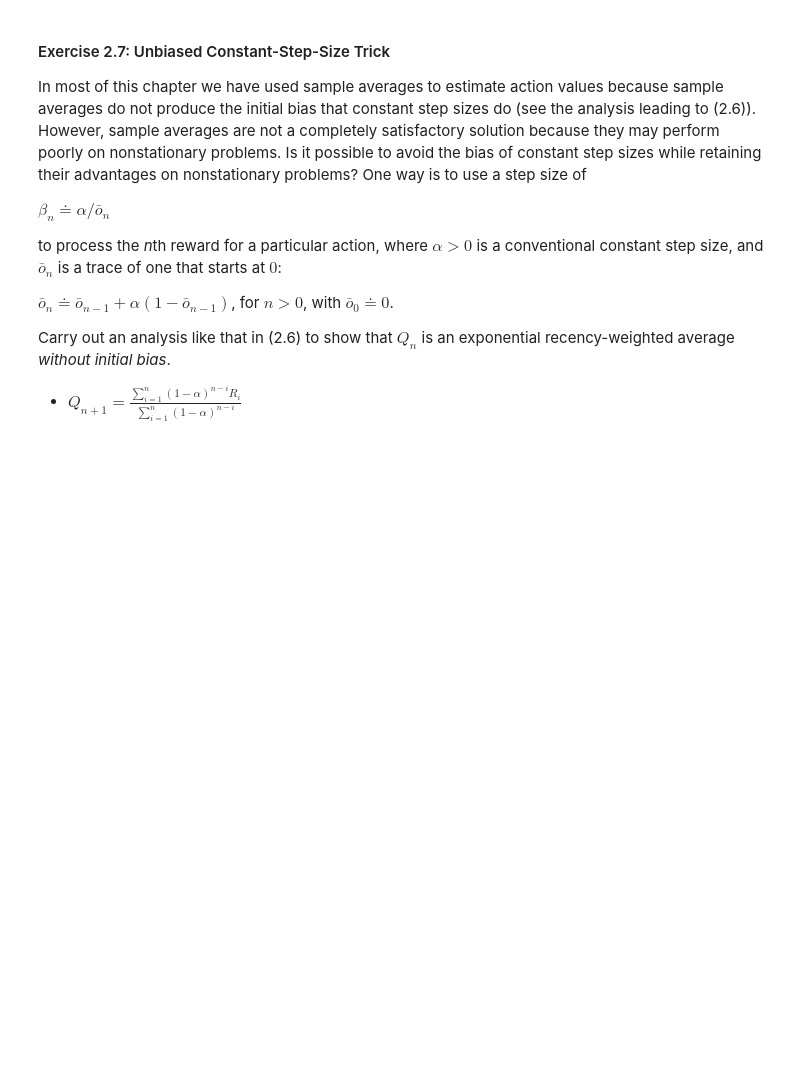
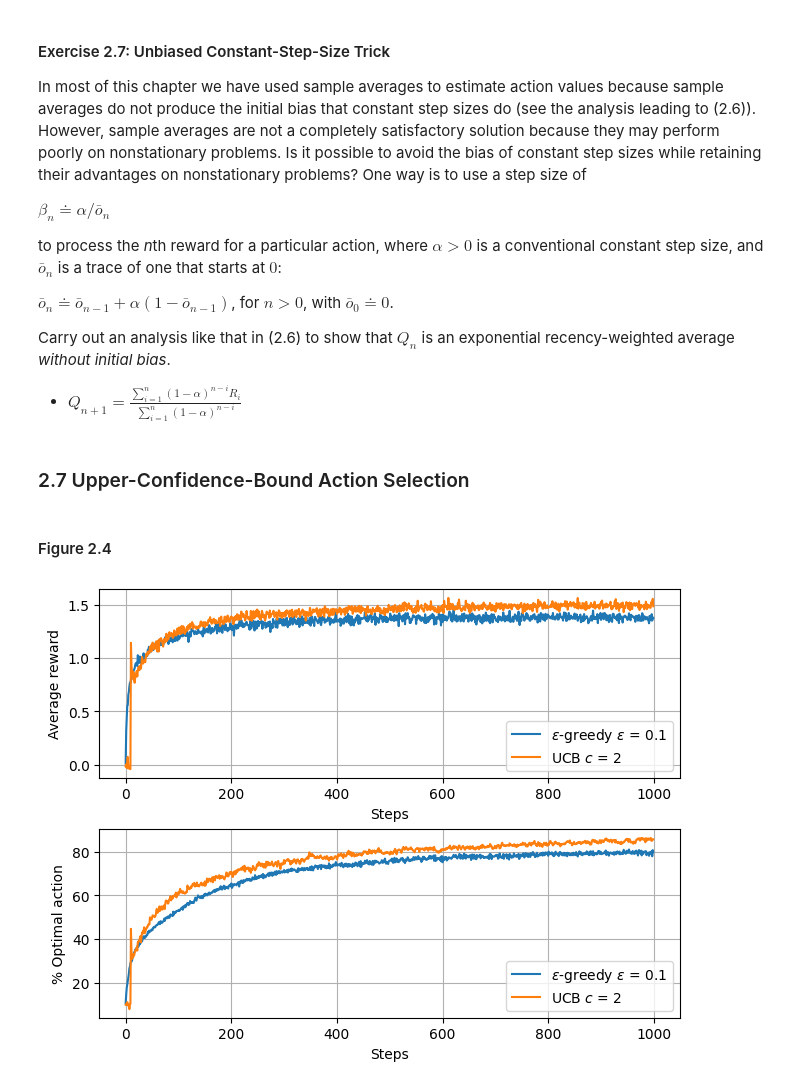
Before and after one commit to itsdaveba/rl-intro, a Jupyter notebook: chapter02/chapter02.ipynb, the cells around one changed output. Cells and saved outputs as stored; diff of their text form; code cells hidden in the pictures; blank space fills up the shorter version.

Commit message:
upper confidence bounds

```diff
--- a/chapter02/chapter02.ipynb
+++ b/chapter02/chapter02.ipynb
@@ -114,3 +115,20 @@ $\bar o_n \doteq \bar o_{n-1} + \alpha(1-\bar o_{n-1})$, for $n > 0$, with $\bar
 Carry out an analysis like that in (2.6) to show that $Q_n$ is an exponential recency-weighted average *without initial bias*.
 
 - ***$Q_{n+1} = \frac{\sum_{i=1}^n (1-\alpha)^{n-i}R_i}{\sum_{i=1}^n (1-\alpha)^{n-i}}$***
+# %% [markdown]
+### 2.7 Upper-Confidence-Bound Action Selection
+# %% [markdown]
+#### Figure 2.4
+# %%
+vector_kwargs = dict(k=k, stationary=True)
+env = gym.make_vec("ArmedBandit-v0", num_envs, "custom", vector_kwargs)
+
+agents = {
+    r"$\epsilon$-greedy $\epsilon$ = 0.1": SampleAverageAgent(k, num_envs, epsilon=0.1),
+    r"UCB $c$ = 2": UpperConfidenceBoundAgent(k, num_envs, c=2)
+}
+
+data = run_experiment(env, agents, seed)
+plot_experiment(agents, data)
+# %% [output]
+[figure, added]
```
Also changed, not shown: parts of 7 cells of this notebook, 1 other file.
